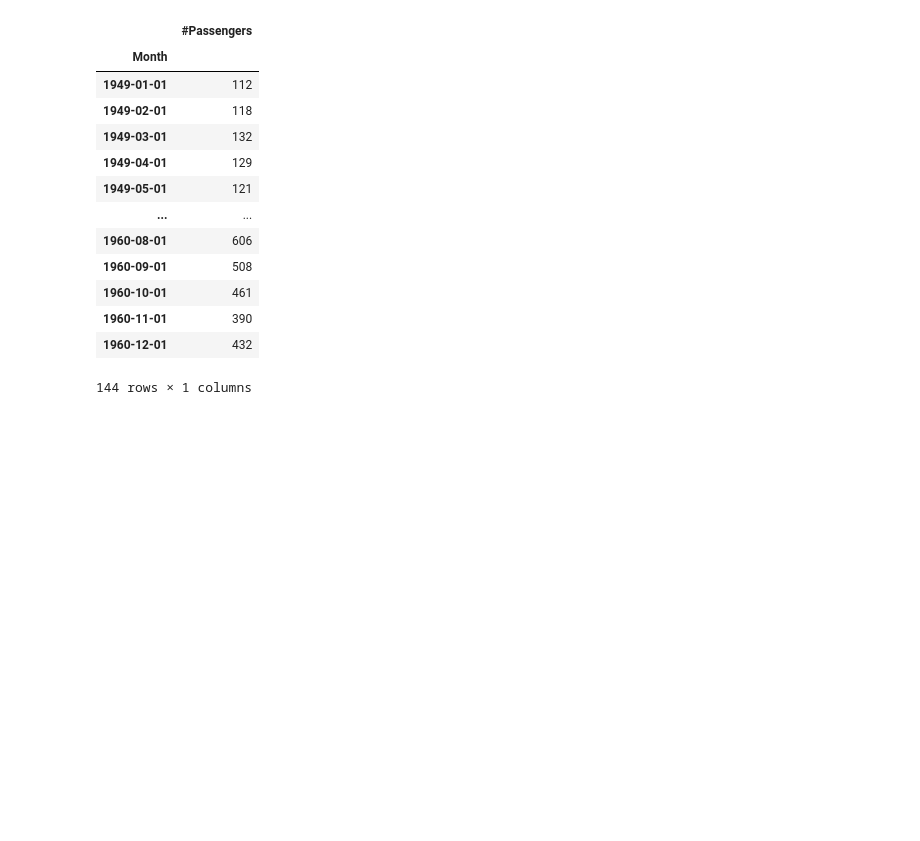
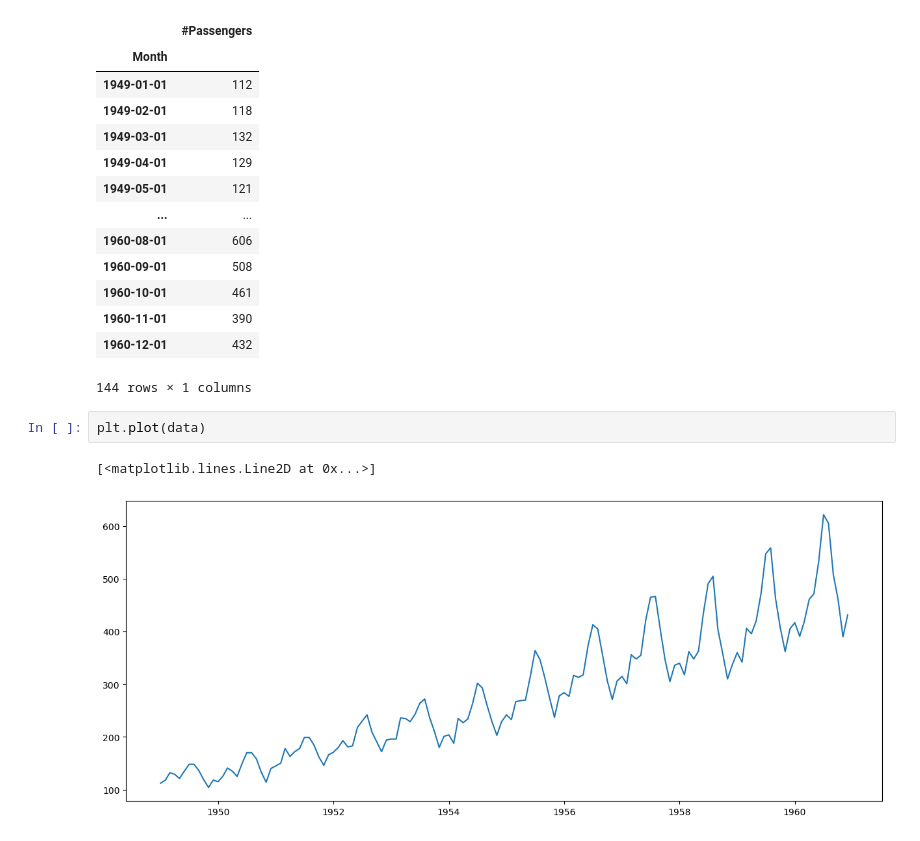
Before and after one commit to RodrigoD4v/Previsao-Arima, a Jupyter notebook: notebooks/pratica_previsao_arima.ipynb, the cells around one changed output. Drawn from its saved outputs; the diff is of its cells as text; blank space fills up the shorter version.

Commit message:
Visualizando gráfico da série

```diff
--- a/notebooks/pratica_previsao_arima.ipynb
+++ b/notebooks/pratica_previsao_arima.ipynb
@@ -33,3 +33,8 @@ data
 | 1960-11-01 | 390 |
 | 1960-12-01 | 432 |
 144 rows × 1 columns
+# %%
+plt.plot(data)
+# %% [output]
+[<matplotlib.lines.Line2D at 0x...>]
+[figure, added]
```
